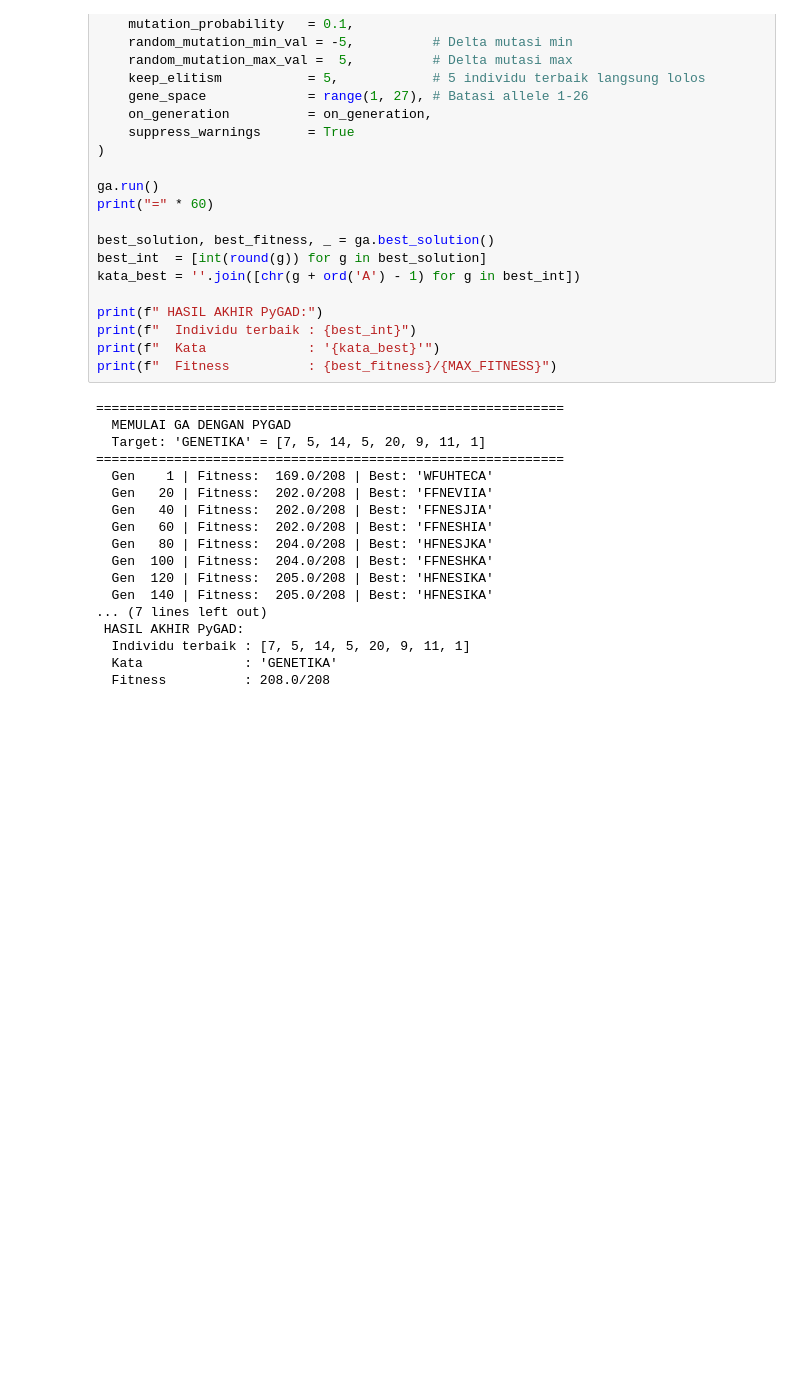
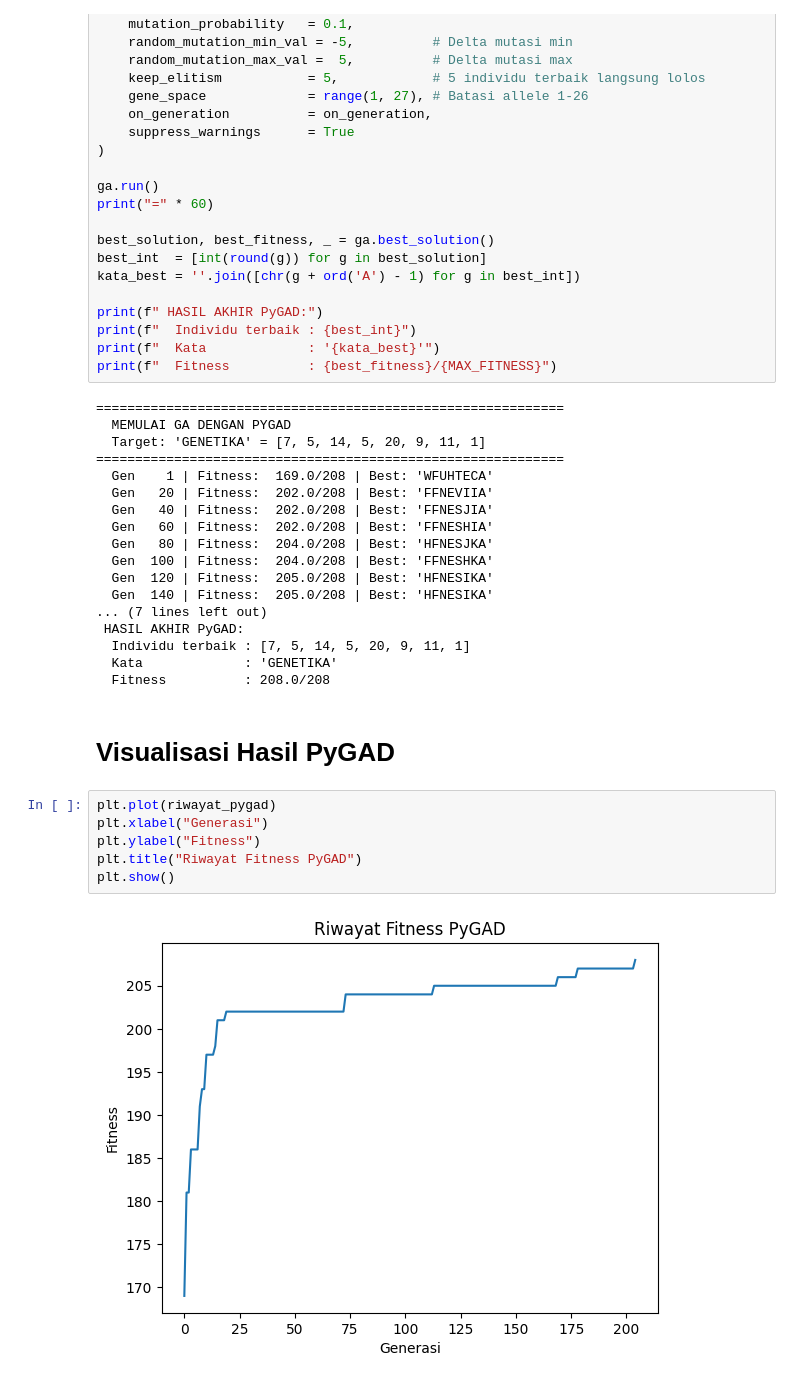
Before and after one commit to yowxy/Genetic-Algorithm-Study-Case-Word-Matching, a Jupyter notebook: index.ipynb, the cells around one changed output. Cells and saved outputs as stored; diff of their text form; blank space fills up the shorter version.

Commit message:
feat: add a visualisation

```diff
--- a/index.ipynb
+++ b/index.ipynb
@@ -399,3 +399,13 @@ print(f"  Fitness          : {best_fitness}/{MAX_FITNESS}")
   Individu terbaik : [7, 5, 14, 5, 20, 9, 11, 1]
   Kata             : 'GENETIKA'
   Fitness          : 208.0/208
+# %% [markdown]
+# Visualisasi Hasil PyGAD
+# %%
+plt.plot(riwayat_pygad)
+plt.xlabel("Generasi")
+plt.ylabel("Fitness")
+plt.title("Riwayat Fitness PyGAD")
+plt.show()
+# %% [output]
+[figure, added]
```
